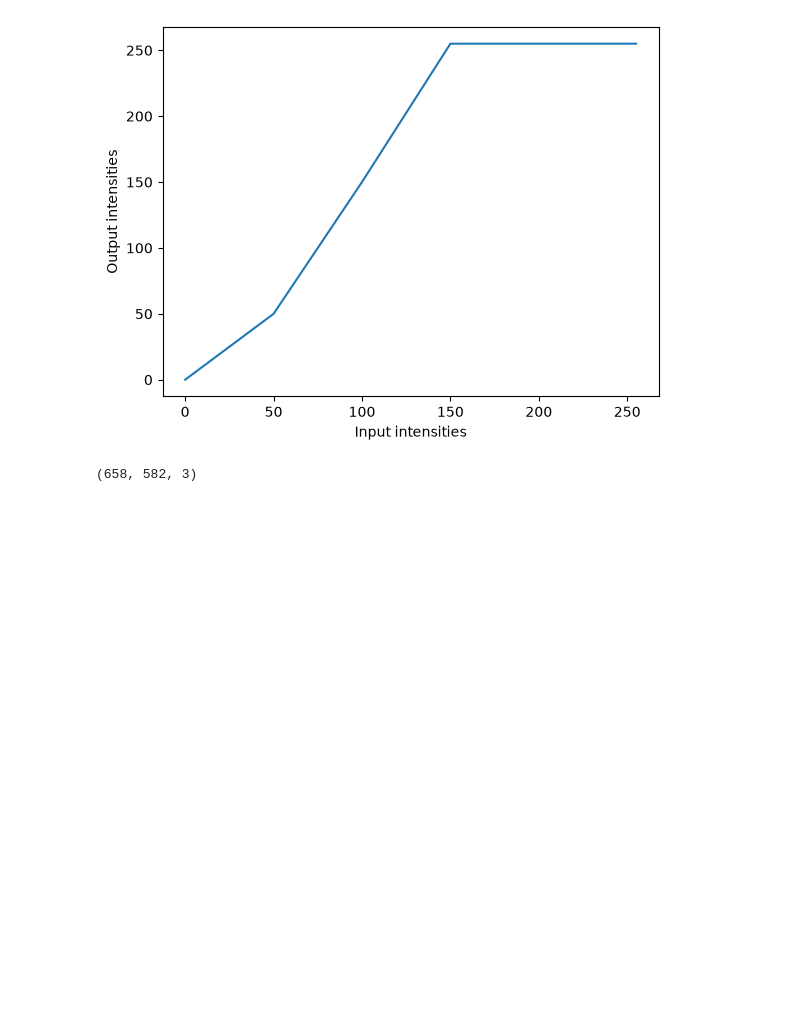
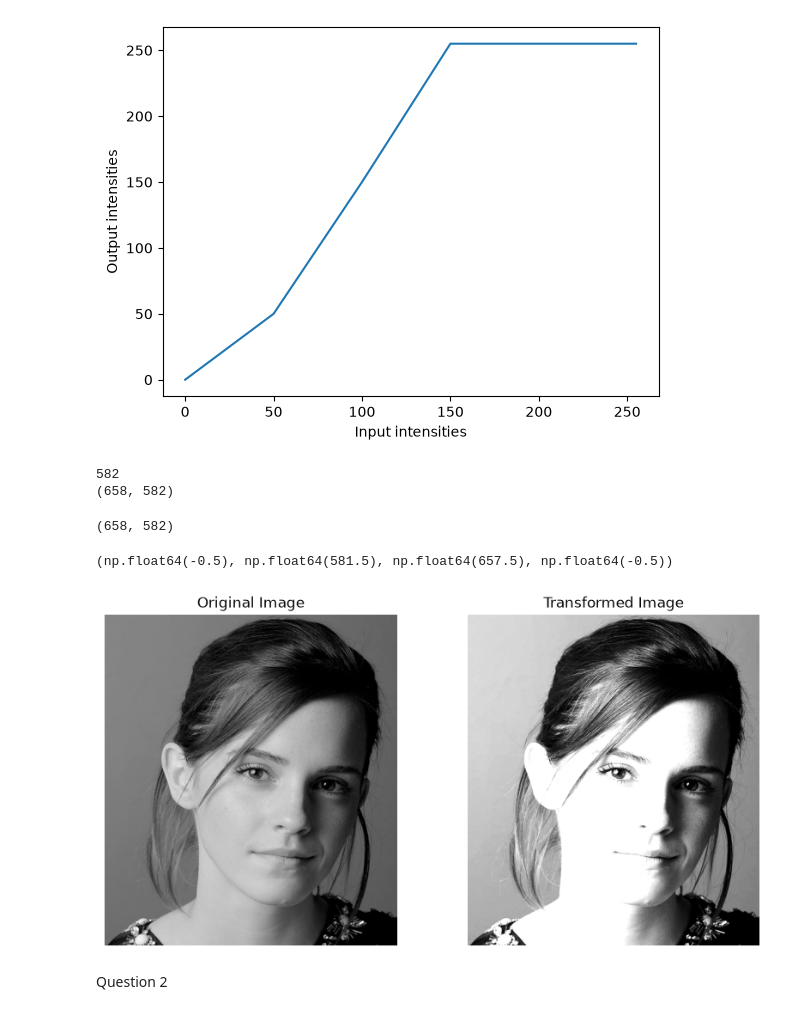
Before and after one commit to RavPraveen/EN3160_assignment_01, a Jupyter notebook: 230564L_a01.ipynb, the cells around one changed output. Cells and saved outputs as stored; diff of their text form; code cells hidden in the pictures; blank space fills up the shorter version.

Commit message:
second question

```diff
--- a/230564L_a01.ipynb
+++ b/230564L_a01.ipynb
@@ -27,13 +28,34 @@ def intensity_transform(pix,b1,b2,b3,b4,b5):
 #vectorizing the function
 vec_trans=np.vectorize(intensity_transform)
 # %%
+#reading the image as a grayscle image
 img=cv.imread("image_1.png",cv.IMREAD_GRAYSCALE)
+print(len(img[1]))
 print(img.shape)
 # %% [output]
-(658, 582, 3)
+582
+(658, 582)
 # %%
+#applied the vectorized transformation on image
 transformed_image=vec_trans(img,0,50,100,150,255)
+print(transformed_image.shape)
+# %% [output]
+(658, 582)
 # %%
-cv.imshow("Transformed Image", transformed_image)
-cv.waitKey(0)
-cv.destroyAllWindows()
+#plotting
+plt.figure(figsize=(10, 5))
+
+plt.subplot(1, 2, 1)
+plt.imshow(img, cmap="gray")
+plt.title("Original Image")
+plt.axis("off")
+
+plt.subplot(1, 2, 2)
+plt.imshow(transformed_image, cmap="gray")
+plt.title("Transformed Image")
+plt.axis("off")
+# %% [output]
+(np.float64(-0.5), np.float64(581.5), np.float64(657.5), np.float64(-0.5))
+[figure, added]
+# %% [markdown]
+Question 2
```
Also changed, not shown: parts of 7 cells of this notebook, 1 other file.
